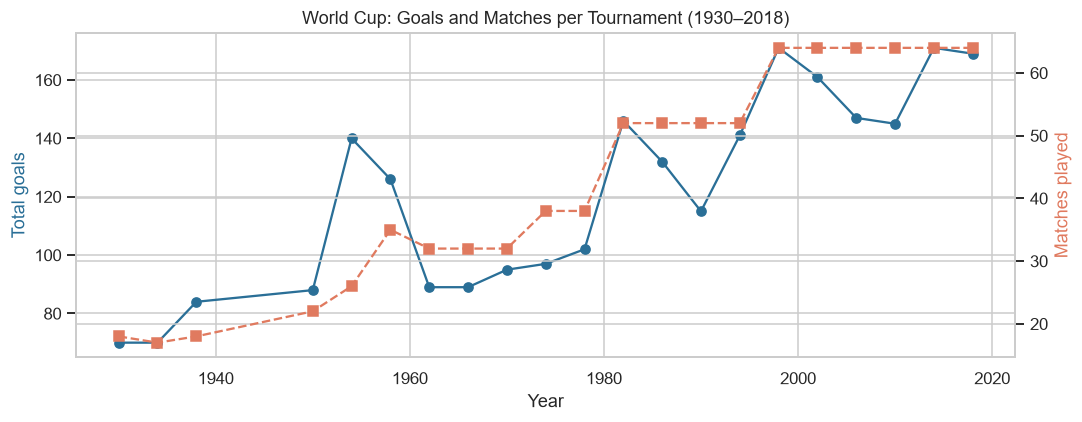
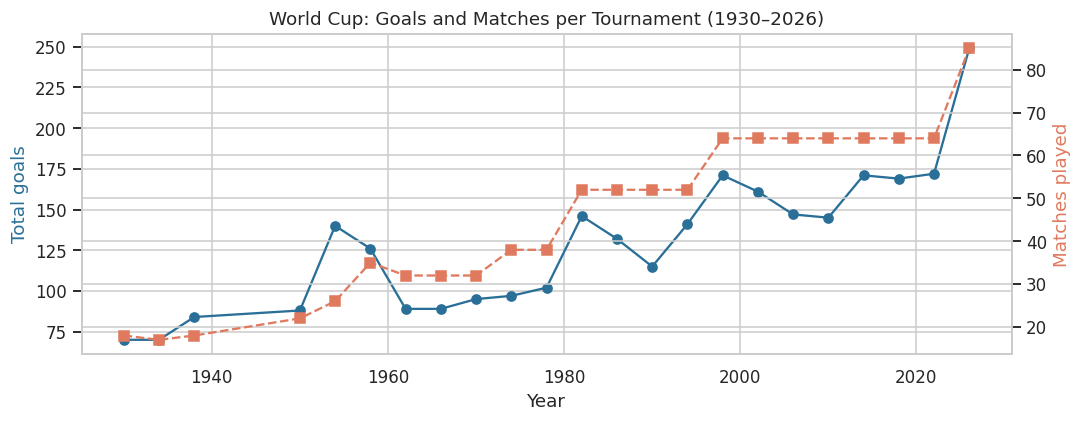
The notebook cell's code change between the first figure and the second:
--- before
+++ after
@@ -1,9 +1,16 @@
-wcups_sorted = wcups.sort_values("Year")
+wc_matches = intl[intl["Tournament"] == "FIFA World Cup"].copy()
+wc_matches["Year"] = pd.to_datetime(wc_matches["Date"]).dt.year
+wc_matches["Total_Goals"] = wc_matches["Home Goals"] + wc_matches["Away Goals"]
+by_year = wc_matches.groupby("Year").agg(
+    Goals_Scored=("Total_Goals", "sum"),
+    Matches_Played=("Total_Goals", "size"),
+).reset_index()
+
 fig, ax1 = plt.subplots(figsize=(10,4))
-ax1.plot(wcups_sorted["Year"], wcups_sorted["Goals Scored"], "o-", color=PRIMARY_BLUE, label="Goals scored")
+ax1.plot(by_year["Year"], by_year["Goals_Scored"], "o-", color=PRIMARY_BLUE, label="Goals scored")
 ax1.set_xlabel("Year"); ax1.set_ylabel("Total goals", color=PRIMARY_BLUE)
 ax2 = ax1.twinx()
-ax2.plot(wcups_sorted["Year"], wcups_sorted["Matches Played"], "s--", color=SECONDARY_ORANGE, label="Matches played")
+ax2.plot(by_year["Year"], by_year["Matches_Played"], "s--", color=SECONDARY_ORANGE, label="Matches played")
 ax2.set_ylabel("Matches played", color=SECONDARY_ORANGE)
-plt.title("World Cup: Goals and Matches per Tournament (1930–2018)")
+plt.title("World Cup: Goals and Matches per Tournament (1930–2026)")
 fig.tight_layout(); plt.show()

Commit: update one more data resource